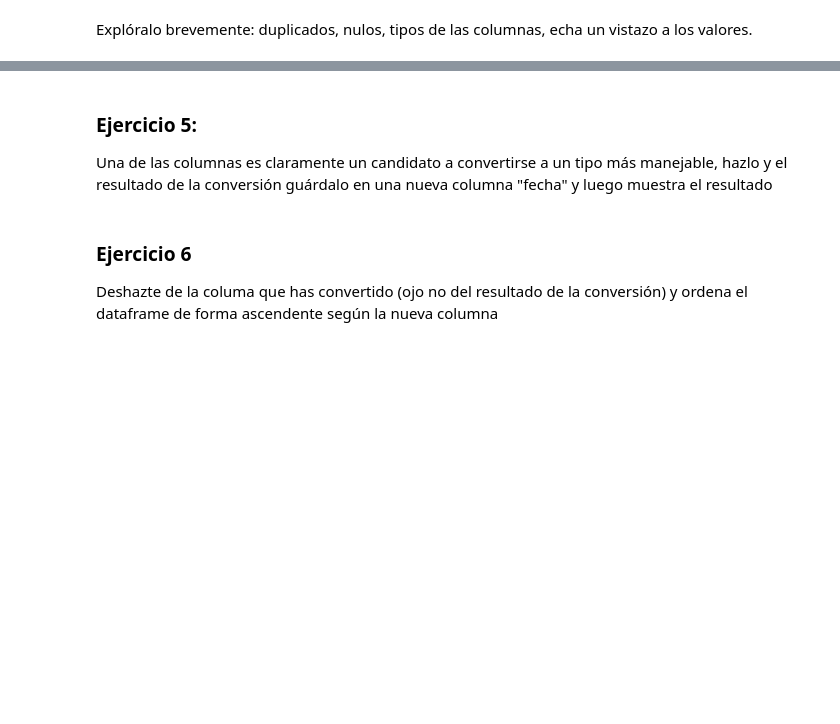
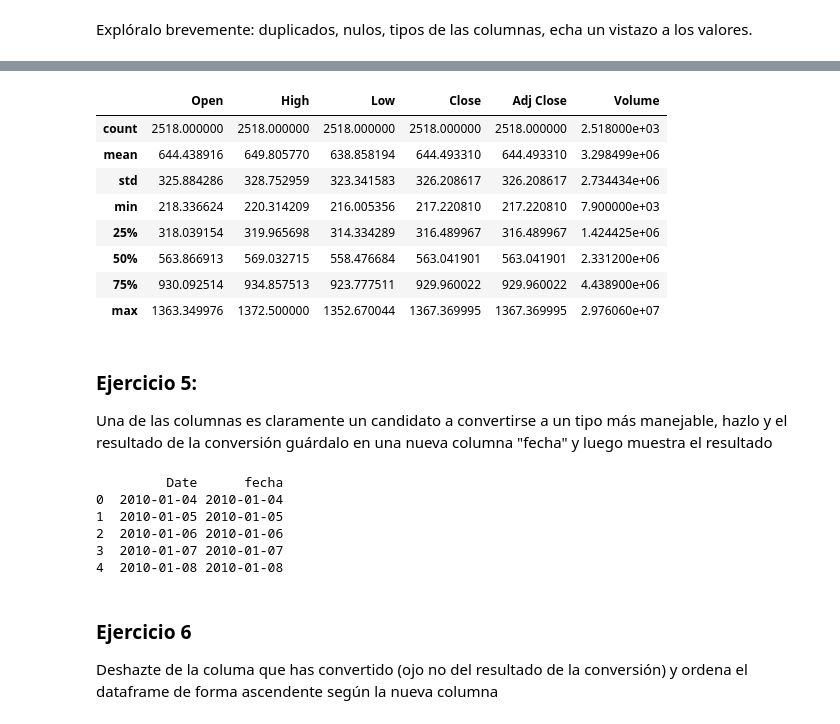
Before and after one commit to Whitee-12/DS-online-blanca, a Jupyter notebook: 03_Data_Analysis/Sprint_05/Unidad_01_Introduccion_Procesos_ETL/02_Ejercicios_Workout/11_Ejercicio_Transformacion_Texto_Fechas.ipynb, the cells around one changed output, grey strips where cells are left out. Cells and saved outputs as stored; diff of their text form; code cells hidden in the pictures; blank space fills up the shorter version.

```diff
--- a/03_Data_Analysis/Sprint_05/Unidad_01_Introduccion_Procesos_ETL/02_Ejercicios_Workout/11_Ejercicio_Transformacion_Texto_Fechas.ipynb
+++ b/03_Data_Analysis/Sprint_05/Unidad_01_Introduccion_Procesos_ETL/02_Ejercicios_Workout/11_Ejercicio_Transformacion_Texto_Fechas.ipynb
@@ -44,7 +134,32 @@ Explóralo brevemente: duplicados, nulos, tipos de las columnas, echa un vistazo
+# %%
+df.describe()
+# %% [output]
+|  | Open | High | Low | Close | Adj Close | Volume |
+| count | 2518.000000 | 2518.000000 | 2518.000000 | 2518.000000 | 2518.000000 | 2.518000e+03 |
+| mean | 644.438916 | 649.805770 | 638.858194 | 644.493310 | 644.493310 | 3.298499e+06 |
+| std | 325.884286 | 328.752959 | 323.341583 | 326.208617 | 326.208617 | 2.734434e+06 |
+| min | 218.336624 | 220.314209 | 216.005356 | 217.220810 | 217.220810 | 7.900000e+03 |
+| 25% | 318.039154 | 319.965698 | 314.334289 | 316.489967 | 316.489967 | 1.424425e+06 |
+| 50% | 563.866913 | 569.032715 | 558.476684 | 563.041901 | 563.041901 | 2.331200e+06 |
+| 75% | 930.092514 | 934.857513 | 923.777511 | 929.960022 | 929.960022 | 4.438900e+06 |
+| max | 1363.349976 | 1372.500000 | 1352.670044 | 1367.369995 | 1367.369995 | 2.976060e+07 |
 # %% [markdown]
 ### Ejercicio 5:
 
 Una de las columnas es claramente un candidato a convertirse a un tipo más manejable, hazlo y el resultado de la conversión guárdalo en una nueva columna "fecha" y luego muestra el resultado
+# %%
+# Convertir la columna 'Date' a tipo datetime y guardarla como 'fecha'
+df['fecha'] = pd.to_datetime(df['Date'])
+
+# Mostrar las primeras filas para verificar el resultado
+print(df[['Date', 'fecha']].head())
+# %% [output]
+         Date      fecha
+0  2010-01-04 2010-01-04
+1  2010-01-05 2010-01-05
+2  2010-01-06 2010-01-06
+3  2010-01-07 2010-01-07
+4  2010-01-08 2010-01-08
 # %% [markdown]
 ### Ejercicio 6
 
```
Also changed, not shown: parts of 17 cells of this notebook.
